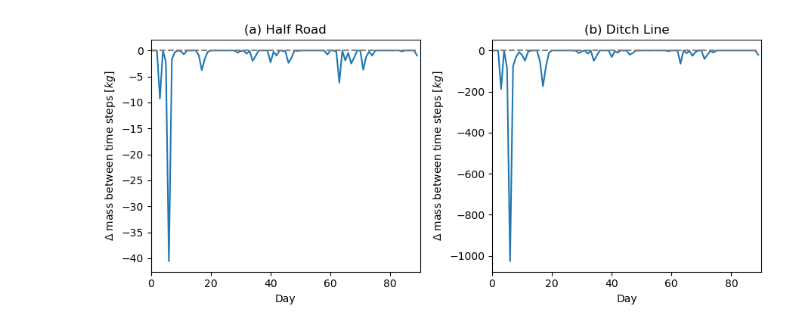
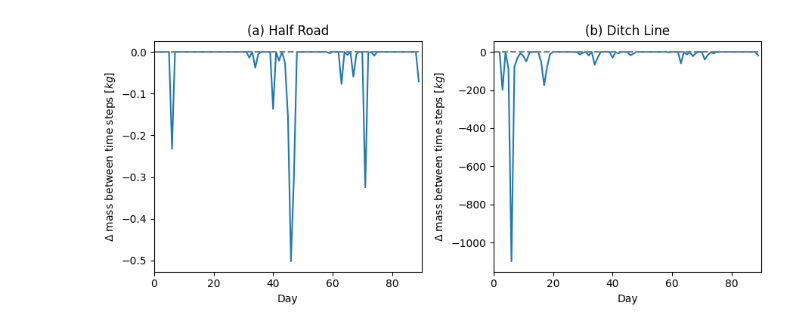
Before and after one commit to adalvis/roads_model, a Jupyter notebook: oft_rainfallData.ipynb, the cells around one changed output. Drawn from its saved outputs; the diff is of its cells as text; code cells hidden in the pictures.

```diff
--- a/oft_rainfallData.ipynb
+++ b/oft_rainfallData.ipynb
@@ -64,7 +64,7 @@ tauc_arr = [0.052,0.101,0.146,0.178,0.199,0.227,0.259,0.291,0.363,\
     0.453,0.524,2.88,1.457,2.185,2.914,3.642]
 
 # index the desired d50 and tau_c values, or find d50 for the site and find tau_c from chart and input here
-index_road = 0
+index_road = 2
 index_ditch = 11
 d50_road = d50_arr[index_road] # [m]
 d50_ditch = d50_arr[index_ditch]
@@ -202,22 +199,3 @@ dzdt_avg_road = []
 
 truck_num=0
 z_ini_cum = mg.at_node['topographic__elevation'].copy()
-# %%
-# Intensity "integral"
-
-def int_int(p_mean):
-    p = np.linspace(0.0001, 35, 1000)
-    p_prime=-p/p_mean
-    int_int = 1-(1-np.exp(p_prime))
-    return int_int, p
-
-def find_nearest(array, value):
-    array = np.asarray(array)
-    idx = (np.abs(array - value)).argmin()
-    return idx
-
-prob_of_storm = 1-np.concatenate((np.array([0.25, 0.5]), np.linspace(0.6, 0.99, 8)))
-frac_of_storm = np.concatenate((np.array([0.25]), np.diff(1-prob_of_storm)))
-dt_prime, p = int_int(2)
-idx = find_nearest(dt_prime, prob_of_storm[9])
-p[idx]
@@ -529,25 +600,25 @@ plt.show()
 # %%
 fig, ax = plt.subplots(1,2, figsize=(9,4))
 
 # plot total mass change between time steps on the road
 ax[0].plot(range(0,run_duration), road_mass_change_dz) # added porosity consideration
 ax[0].plot(range(0,run_duration), np.zeros(len(range(0,run_duration))), '--', color='gray')
 ax[0].set_xlabel('Day')
-ax[0].set_ylabel('$\Delta$ mass between time steps [$kg$]')
+ax[0].set_ylabel(r'$\Delta$ mass between time steps [$kg$]')
 ax[0].set_xlim(0,run_duration)
 ax[0].set_title('(a) Half Road')
 
 # plot total mass change between time steps along the ditch line
 ax[1].plot(range(0,run_duration), ditch_mass_change)
 ax[1].plot(range(0,run_duration), np.zeros(len(range(0,run_duration))), '--', color='gray')
 ax[1].set_xlabel('Day')
-ax[1].set_ylabel('$\Delta$ mass between time steps [$kg$]')
+ax[1].set_ylabel(r'$\Delta$ mass between time steps [$kg$]')
 ax[1].set_xlim(0,run_duration)
 ax[1].set_title('(b) Ditch Line')
 plt.tight_layout()
 plt.show()
 # %% [output]
-[figure, old version]
+[figure, new version]
 # %%
 fig, ax = plt.subplots(1,2, figsize=(9,4))
 
```
Also changed, not shown: parts of 17 cells of this notebook, 1 other file.
